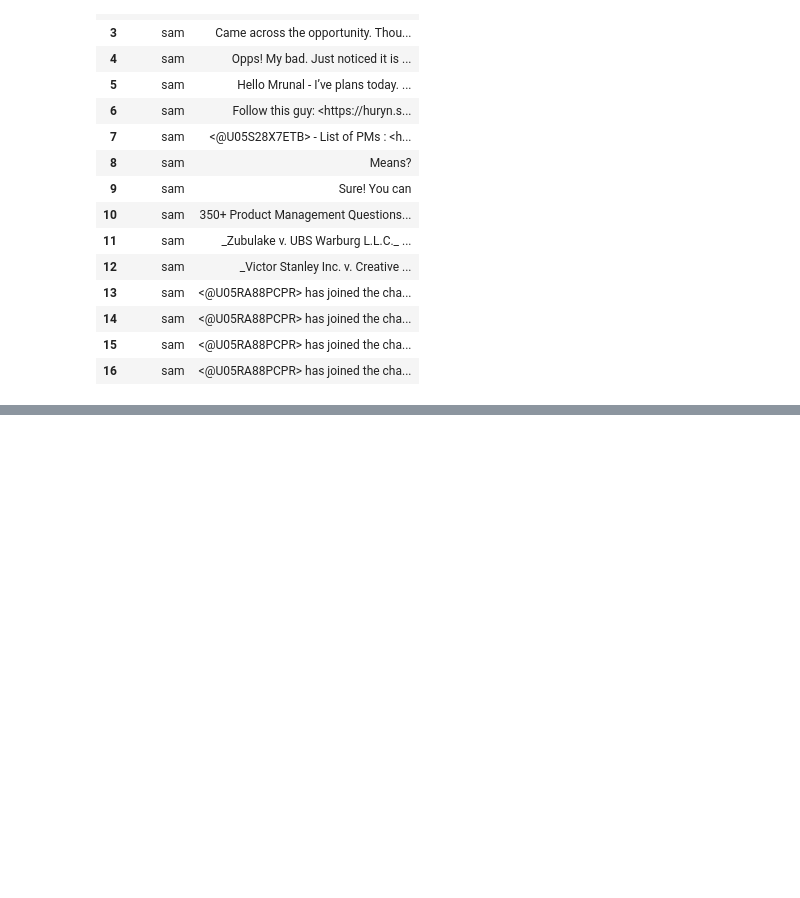
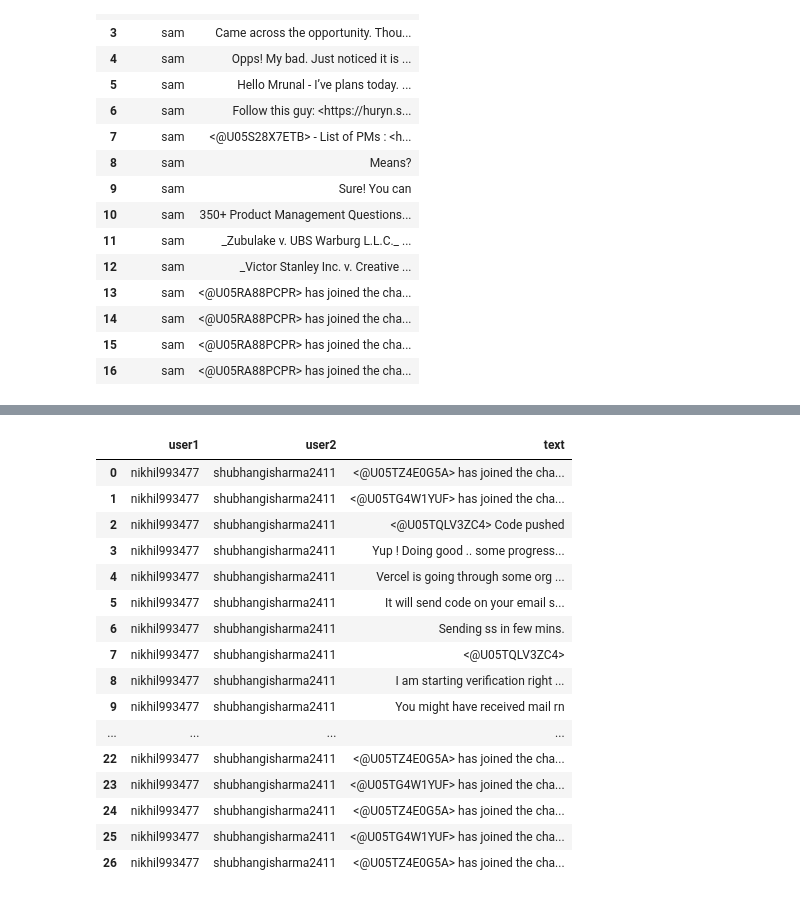
Before and after one commit to CraftonAI/kentron-slack-processing, a Jupyter notebook: notebooks/creating_querying_db.ipynb, the cells around one changed output, grey strips where cells are left out. Drawn from its saved outputs; the diff is of its cells as text; code cells hidden in the pictures; blank space fills up the shorter version.

Commit message:
added search texts between 2 users

```diff
--- a/notebooks/creating_querying_db.ipynb
+++ b/notebooks/creating_querying_db.ipynb
@@ -401,0 +488,20 @@ messages_by_user
+# %%
+messages_by_users
+# %% [output]
+|  | user1 | user2 | text |
+| 0 | nikhil993477 | shubhangisharma2411 | <@U05TZ4E0G5A> has joined the cha... |
+| 1 | nikhil993477 | shubhangisharma2411 | <@U05TG4W1YUF> has joined the cha... |
+| 2 | nikhil993477 | shubhangisharma2411 | <@U05TQLV3ZC4> Code pushed |
+| 3 | nikhil993477 | shubhangisharma2411 | Yup ! Doing good .. some progress... |
+| 4 | nikhil993477 | shubhangisharma2411 | Vercel is going through some org ... |
+| 5 | nikhil993477 | shubhangisharma2411 | It will send code on your email s... |
+| 6 | nikhil993477 | shubhangisharma2411 | Sending ss in few mins. |
+| 7 | nikhil993477 | shubhangisharma2411 | <@U05TQLV3ZC4> |
+| 8 | nikhil993477 | shubhangisharma2411 | I am starting verification right ... |
+| 9 | nikhil993477 | shubhangisharma2411 | You might have received mail rn |
+| ... | ... | ... | ... |
+| 22 | nikhil993477 | shubhangisharma2411 | <@U05TZ4E0G5A> has joined the cha... |
+| 23 | nikhil993477 | shubhangisharma2411 | <@U05TG4W1YUF> has joined the cha... |
+| 24 | nikhil993477 | shubhangisharma2411 | <@U05TZ4E0G5A> has joined the cha... |
+| 25 | nikhil993477 | shubhangisharma2411 | <@U05TG4W1YUF> has joined the cha... |
+| 26 | nikhil993477 | shubhangisharma2411 | <@U05TZ4E0G5A> has joined the cha... |
```
Also changed, not shown: parts of 2 cells of this notebook.
